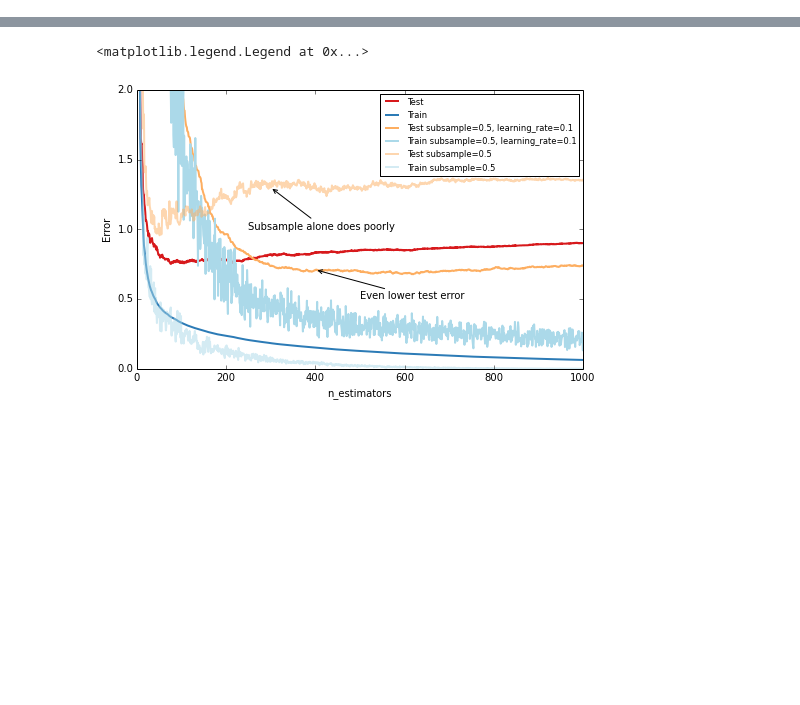
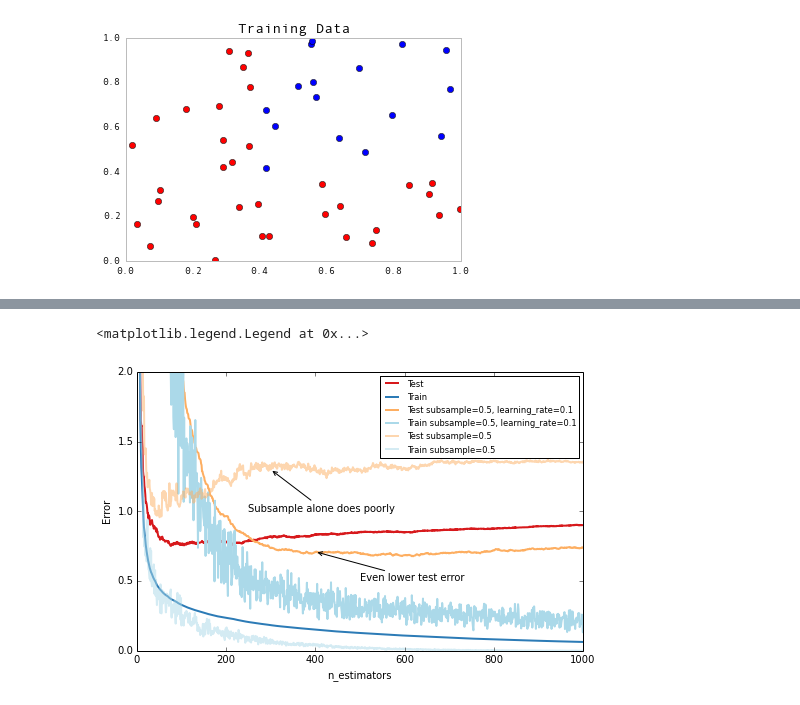
Before and after one commit to fonnesbeck/Bios8366, a Jupyter notebook: notebooks/Section6_6-Boosting.ipynb, the cells around one changed output, grey strips where cells are left out. Drawn from its saved outputs; the diff is of its cells as text; code cells hidden in the pictures; blank space fills up the shorter version.

```diff
--- a/notebooks/Section6_6-Boosting.ipynb
+++ b/notebooks/Section6_6-Boosting.ipynb
@@ -175,0 +69,14 @@ An important diagnostic when using GBRT in practise is the so-called *deviance p
+# %%
+ndata = 50
+
+train_data = np.random.rand(2, ndata)
+train_classes = np.where(((train_data[0,:]>0.4) & (train_data[1,:]>0.4)),1,-1)
+
+test_data = np.random.rand(2,ndata)
+test_classes = np.where(((test_data[0,:]>0.4) & (test_data[1,:]>0.4)),1,-1)
+# %%
+plt.plot(train_data[0, np.where(train_classes==-1)], train_data[1, np.where(train_classes==-1)],'ro')
+plt.plot(train_data[0, np.where(train_classes==1)], train_data[1, np.where(train_classes==1)],'bo')
+plt.title('Training Data');
+# %% [output]
+[figure, added]
```
Also changed, not shown: parts of 56 cells of this notebook.
